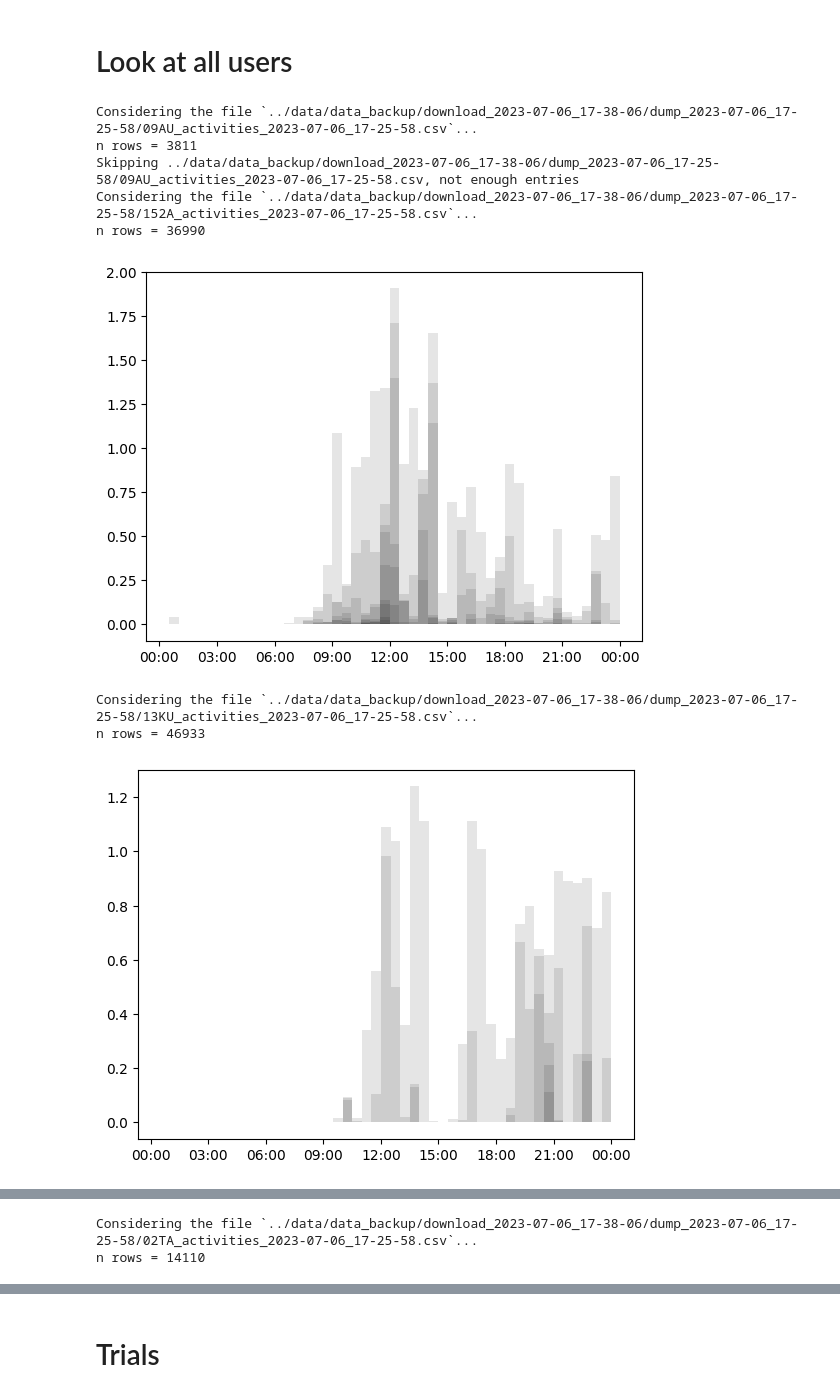
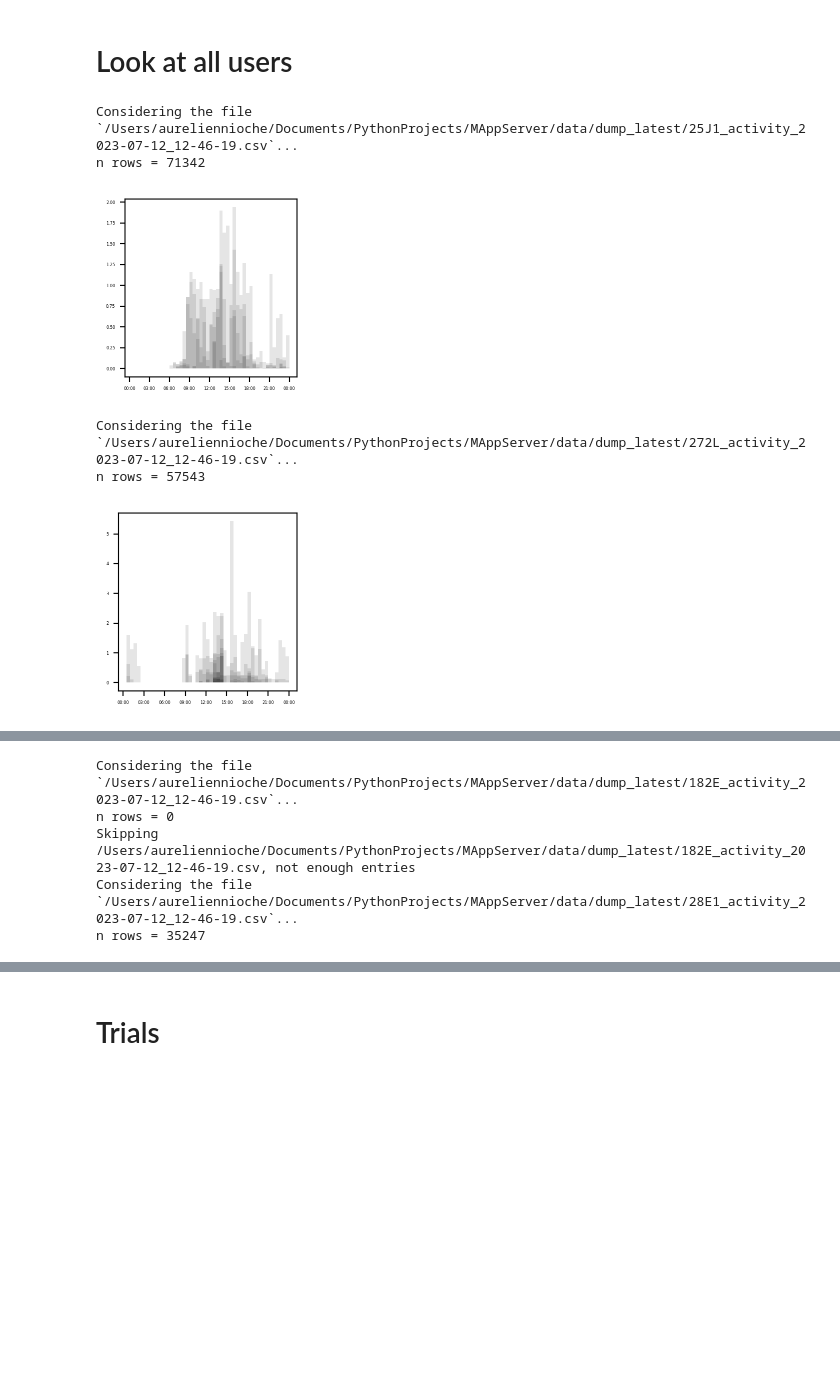
Before and after one commit to AurelienNioche/MAppServer, a Jupyter notebook: data_analysis/data_analysis.ipynb, the cells around one changed output, grey strips where cells are left out. Drawn from its saved outputs; the diff is of its cells as text; code cells hidden in the pictures; blank space fills up the shorter version.

```diff
--- a/data_analysis/data_analysis.ipynb
+++ b/data_analysis/data_analysis.ipynb
@@ -12,9 +12,0 @@ from MAppServer.settings import LATEST_DUMP_PATH
-# %%
-folder = "../{}"
-
-for file in glob.glob(f"{folder}/*activities*.csv"):
-    print(f"Considering the file `{file}`...")
-    df = pd.read_csv(file, index_col=0)
-    df.dt = pd.to_datetime(df.dt, utc=False)
-    df.dt = df.dt.dt.tz_convert('Europe/London')
-    break
@@ -23,6 +13,13 @@ Considering the file `../data/data_backup/download_2023-07-06_17-38-06/dump_2023
 # %% [markdown]
 # Try things out with one user
 # %%
+user = "11KD" #"09AU"  "11KD"
+for file in glob.glob(f"{DOWNLOAD_FOLDER_ABSOLUTE_PATH}/{user}_activity*.csv"):
+    print(f"Found the file `{file}`")
+
+df = pd.read_csv(file, index_col=0)
+df.dt = pd.to_datetime(df.dt, utc=False, format='ISO8601')
+df.dt = df.dt.dt.tz_convert('Europe/London')
 
 uniq_date = df.dt.dt.date.unique()
 
@@ -36,8 +33,14 @@ for date in uniq_date:
     x = df_date.dt.map(lambda entry: entry.replace(day=1, month=1, year=2000))
 
     y = df_date.step_midnight.values
-    ax.plot(x, y, linewidth=1 + n_days_since_beginning*0.3)
 
+    # Patch in case of re-installation
+    if np.sum(np.diff(y) < 0) > 0:
+        idx = 1 + np.arange(len(y)-1)[np.diff(y) < 0][0]
+        y[idx:] =  y[idx-1] + y[idx:] - y[idx]
+
+    # Plot
+    ax.plot(x, y, linewidth=1 + n_days_since_beginning*0.1)
     xformatter = mdates.DateFormatter('%H:%M', )
     ax.xaxis.set_major_formatter(xformatter)
 
@@ -128,6 +131,6 @@ for date in uniq_date:
     #ax.step(x_diff, y_diff, where="post", color=color, linewidth=0.2)
 
 ax.xaxis.set_major_formatter(mdates.DateFormatter('%H:%M', ))
-ax.ylabel("Step/second")
+ax.set_ylabel("Step/second")
 plt.show()
 # %% [output]
@@ -135,9 +140,7 @@ plt.show()
 # %% [markdown]
 # Look at all users
 # %%
-folder = "../data/data_backup/download_2023-07-06_17-38-06/dump_2023-07-06_17-25-58"
-
-for file in glob.glob(f"{folder}/*activities*.csv"):
+for file in glob.glob(f"{DOWNLOAD_FOLDER_ABSOLUTE_PATH}/*activity*.csv"):
 
     if "smallobj" in file or "michele" in file or "student" in file:
         print(f"Skipping file `{file}`")
@@ -151,12 +154,13 @@ for file in glob.glob(f"{folder}/*activities*.csv"):
         print(f"Skipping {file}, not enough entries")
         continue
 
-    df.dt = pd.to_datetime(df.dt, utc=False)
+    df.dt = pd.to_datetime(df.dt, utc=False, format='ISO8601')
     df.dt = df.dt.dt.tz_convert('Europe/London')
 
     uniq_date = df.dt.dt.date.unique()
 
-    fig, ax = plt.subplots()
+    plt.rcParams.update({'font.size': 3})
+    fig, ax = plt.subplots(figsize=(2, 2))
     for date in uniq_date:
 
         # Select data from that date
@@ -171,40 +175,43 @@ for file in glob.glob(f"{folder}/*activities*.csv"):
         x = df_date.dt.map(lambda entry: entry.replace(day=some_day.day, month=some_day.month, year=some_day.year))
         x_sec = x.map(lambda entry: entry.timestamp()).values - min_ts
         y = df_date.step_midnight.values
+
+        # Patch in case of re-installation
+        if np.sum(np.diff(y) < 0) > 0:
+            idx = 1 + np.arange(len(y)-1)[np.diff(y) < 0][0]
+            y[idx:] =  y[idx-1] + y[idx:] - y[idx]
 
         # Choose some time precision
         dx = 60*30
 
         # Do the interpolation
         f = interpolate.interp1d(x_sec, y, kind="linear")
         min_val = 0
         max_val = max_ts - min_ts
         x_new = np.arange(min_val, max_val+0.00001, dx)
         y_new = np.zeros_like(x_new)
         idx = np.arange(len(x_new))
         can_be_interpolated = idx[(x_new >= x_sec.min()) * (x_new <= x_sec.max())]
         y_new[can_be_interpolated] = f(x_new[can_be_interpolated])
         y_new[x_new < x_sec.min()] = 0
         y_new[x_new > x_sec.max()] = y.max()
 
         # Compute the diff
         y_diff = np.diff(y_new)/dx
         x_diff =  [datetime.fromtimestamp(min_ts + x_) for x_ in x_new[1:]]
 
         # Plot
         color = "black"
         ax.fill_between(x_diff, y_diff, step="post", alpha=0.1, color=color, linewidth=0)
         #ax.step(x_diff, y_diff, where="post", color=color, linewidth=0.2)
 
     ax.xaxis.set_major_formatter(mdates.DateFormatter('%H:%M', ))
+    fig.tight_layout()
     plt.show()
 # %% [output]
-Considering the file `../data/data_backup/download_2023-07-06_17-38-06/dump_2023-07-06_17-25-58/09AU_activities_2023-07-06_17-25-58.csv`...
-n rows = 3811
-Skipping ../data/data_backup/download_2023-07-06_17-38-06/dump_2023-07-06_17-25-58/09AU_activities_2023-07-06_17-25-58.csv, not enough entries
-Considering the file `../data/data_backup/download_2023-07-06_17-38-06/dump_2023-07-06_17-25-58/152A_activities_2023-07-06_17-25-58.csv`...
-n rows = 36990
+Considering the file `/Users/aureliennioche/Documents/PythonProjects/MAppServer/data/dump_latest/25J1_activity_2023-07-12_12-46-19.csv`...
+n rows = 71342
-[figure, old version]
+[figure, new version]
-Considering the file `../data/data_backup/download_2023-07-06_17-38-06/dump_2023-07-06_17-25-58/13KU_activities_2023-07-06_17-25-58.csv`...
-n rows = 46933
+Considering the file `/Users/aureliennioche/Documents/PythonProjects/MAppServer/data/dump_latest/272L_activity_2023-07-12_12-46-19.csv`...
+n rows = 57543
-[figure, old version]
+[figure, new version]
@@ -217,2 +221,5 @@ n rows = 18717
-Considering the file `../data/data_backup/download_2023-07-06_17-38-06/dump_2023-07-06_17-25-58/02TA_activities_2023-07-06_17-25-58.csv`...
-n rows = 14110
+Considering the file `/Users/aureliennioche/Documents/PythonProjects/MAppServer/data/dump_latest/182E_activity_2023-07-12_12-46-19.csv`...
+n rows = 0
+Skipping /Users/aureliennioche/Documents/PythonProjects/MAppServer/data/dump_latest/182E_activity_2023-07-12_12-46-19.csv, not enough entries
+Considering the file `/Users/aureliennioche/Documents/PythonProjects/MAppServer/data/dump_latest/28E1_activity_2023-07-12_12-46-19.csv`...
+n rows = 35247
```
Also changed, not shown: parts of 9 cells of this notebook, 4 other files.
